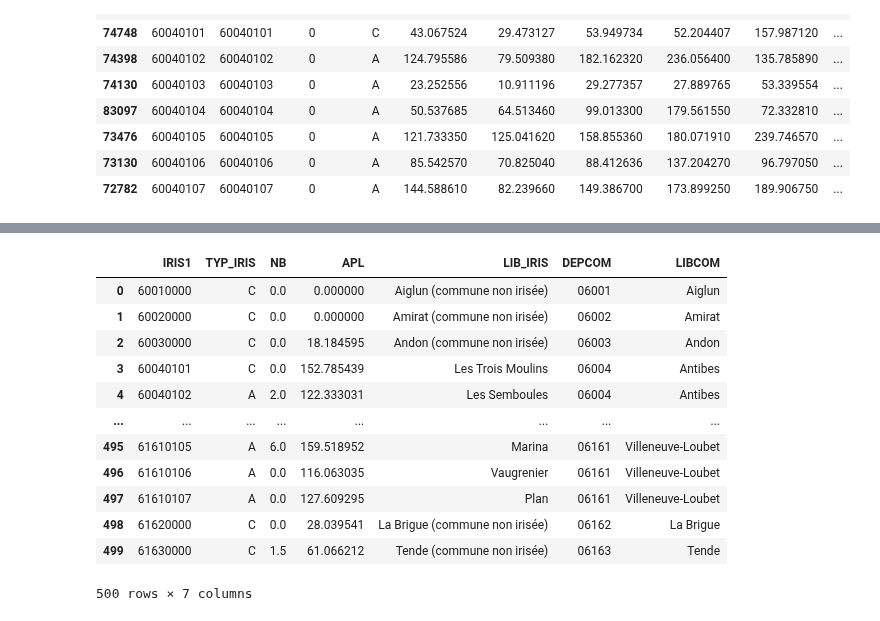
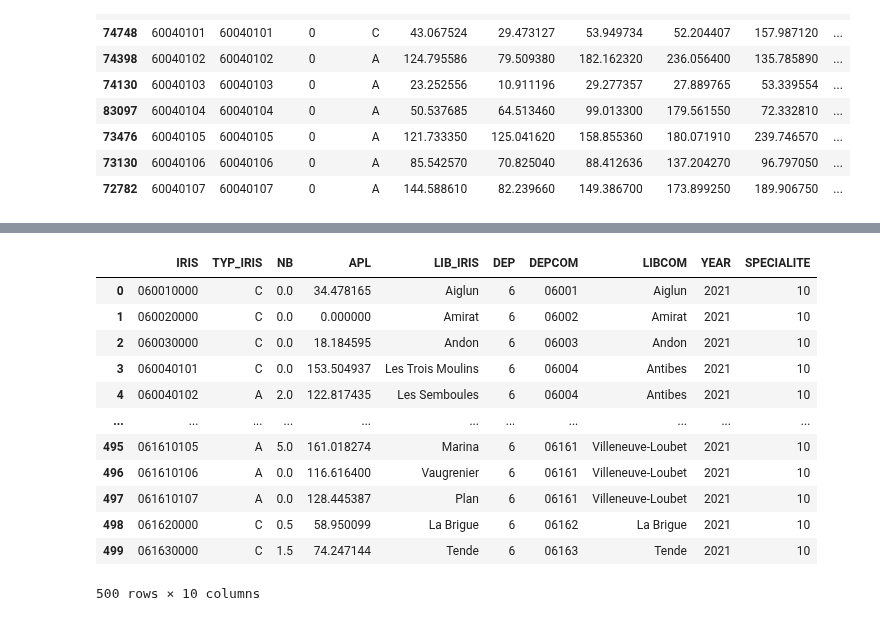
Before and after one commit to cyrilvincent/skema, a Jupyter notebook: apl/apl_gene_2022_no_dta.ipynb, the cells around one changed output, grey strips where cells are left out. Drawn from its saved outputs; the diff is of its cells as text; code cells hidden in the pictures.

```diff
--- a/apl/apl_gene_2022_no_dta.ipynb
+++ b/apl/apl_gene_2022_no_dta.ipynb
@@ -8,6 +9,28 @@ print(config.connection_string)
 3.2.0.Dev
 postgresql://postgres:sa@localhost/icip
 # %%
-gene = pd.read_stata("Etude 06/Gene06.dta")
+specialite=10
+year=21
+sql = f"""
+select ps.id, ps.nom, ps.prenom, ar.dept_id, an.id adresse_norm_id, an.iris::float, an.lon, an.lat from ps
+join tarif t on t.ps_id = ps.id
+join tarif_date_source tds on tds.tarif_id=t.id
+join cabinet c on t.cabinet_id=c.id
+join adresse_raw ar on c.adresse_raw_id=ar.id
+join adresse_norm an on ar.adresse_norm_id=an.id
+join specialite_profession sp on sp.profession_id=t.profession_id
+where sp.specialite_id=10
+and tds.date_source_id >= 2100 and  tds.date_source_id < 2200
+and ar.dept_id=6
+group by ps.id, c.id, ar.id, an.id
+"""
+print(sql)
+gene = pd.read_sql(sql, config.connection_string)
+# 1286
+# 50488 gene en 2023
+# 47058 en 2024
+
+# gene = pd.read_stata("Etude 06/Gene06.dta")
+gene.style.set_table_attributes('style="font-size: 10px;height:10px;"')
 gene #1289
 # %% [output]
@@ -36,7 +70,6 @@ gene["b"].nunique() #1289
 # %%
 gene = gene.sort_values(by='id')
-gene["unique"] = gene.groupby("id")["b"].transform("nunique")
-gene["un"] = gene["unique"]
+gene["un"] = gene.groupby("id")["b"].transform("nunique")
 gene["un"].value_counts(normalize=True) # 85 12 1
 # %% [output]
 un
@@ -116,13 +148,13 @@ and route_min <= {min}) order by "IRIS1", "IRIS2"
 # od = od06sql
 # od06sql
 
-# /!\ à l'absence de zéro le de la jointure
 # od = pd.read_stata("Etude 06/ODFinale.dta")
 # od = od[od["TIME"] <= 30]
 # od #80712
 # od
 
 od = pd.read_csv("od_06_sql.csv")
+od.style.set_table_attributes('style="font-size: 10px;height:10px;"')
 od
 # %% [output]
 |  | IRIS1 | IRIS2 | KM | TIME |
@@ -326,7 +355,7 @@ od.head(10)
 | 8 | 60940000 | 60530000 | 25 | C | 3.0 | 3.0 | 3.0 | 15.0 | 3.0 | ... |
 | 9 | 60990000 | 60530000 | 26 | C | 3.0 | 3.0 | 3.0 | 15.0 | 3.0 | ... |
 # %%
-od = od.sort_values(by=['IRIS1', "IRIS2"])
+od = od.sort_values(by=['IRIS1', "IRIS2"]).copy()
 od["Ap"] = od["WexpGP"] * od["R_dest"]
 od["APL"] = od.groupby("IRIS1")["Ap"].transform("sum")
 od
@@ -415,19 +444,19 @@ where i.code like '06%'
 # %%
 apl_final = apl_final.merge(nom_iris, on="IRIS1", how="left", suffixes=("", "_dest"))
-apl_final = apl_final[["IRIS1", "TYP_IRIS", "NB", "APL", "LIB_IRIS", "DEPCOM", "LIBCOM"]]
+apl_final = apl_final[["IRIS", "TYP_IRIS", "NB", "APL", "LIB_IRIS", "DEP", "DEPCOM", "LIBCOM", "YEAR", "SPECIALITE"]]
 apl_final
 # %% [output]
-|  | IRIS1 | TYP_IRIS | NB | APL | LIB_IRIS | DEPCOM | LIBCOM |
-| 0 | 60010000 | C | 0.0 | 0.000000 | Aiglun (commune non irisée) | 06001 | Aiglun |
-| 1 | 60020000 | C | 0.0 | 0.000000 | Amirat (commune non irisée) | 06002 | Amirat |
-| 2 | 60030000 | C | 0.0 | 18.184595 | Andon (commune non irisée) | 06003 | Andon |
-| 3 | 60040101 | C | 0.0 | 152.785439 | Les Trois Moulins | 06004 | Antibes |
-| 4 | 60040102 | A | 2.0 | 122.333031 | Les Semboules | 06004 | Antibes |
-| ... | ... | ... | ... | ... | ... | ... | ... |
-| 495 | 61610105 | A | 6.0 | 159.518952 | Marina | 06161 | Villeneuve-Loubet |
-| 496 | 61610106 | A | 0.0 | 116.063035 | Vaugrenier | 06161 | Villeneuve-Loubet |
-| 497 | 61610107 | A | 0.0 | 127.609295 | Plan | 06161 | Villeneuve-Loubet |
-| 498 | 61620000 | C | 0.0 | 28.039541 | La Brigue (commune non irisée) | 06162 | La Brigue |
-| 499 | 61630000 | C | 1.5 | 61.066212 | Tende (commune non irisée) | 06163 | Tende |
+|  | IRIS | TYP_IRIS | NB | APL | LIB_IRIS | DEP | DEPCOM | LIBCOM | YEAR | SPECIALITE |
+| 0 | 060010000 | C | 0.0 | 34.478165 | Aiglun | 6 | 06001 | Aiglun | 2021 | 10 |
+| 1 | 060020000 | C | 0.0 | 0.000000 | Amirat | 6 | 06002 | Amirat | 2021 | 10 |
+| 2 | 060030000 | C | 0.0 | 18.184595 | Andon | 6 | 06003 | Andon | 2021 | 10 |
+| 3 | 060040101 | C | 0.0 | 153.504937 | Les Trois Moulins | 6 | 06004 | Antibes | 2021 | 10 |
+| 4 | 060040102 | A | 2.0 | 122.817435 | Les Semboules | 6 | 06004 | Antibes | 2021 | 10 |
+| ... | ... | ... | ... | ... | ... | ... | ... | ... | ... | ... |
+| 495 | 061610105 | A | 5.0 | 161.018274 | Marina | 6 | 06161 | Villeneuve-Loubet | 2021 | 10 |
+| 496 | 061610106 | A | 0.0 | 116.616400 | Vaugrenier | 6 | 06161 | Villeneuve-Loubet | 2021 | 10 |
+| 497 | 061610107 | A | 0.0 | 128.445387 | Plan | 6 | 06161 | Villeneuve-Loubet | 2021 | 10 |
+| 498 | 061620000 | C | 0.5 | 58.950099 | La Brigue | 6 | 06162 | La Brigue | 2021 | 10 |
+| 499 | 061630000 | C | 1.5 | 74.247144 | Tende | 6 | 06163 | Tende | 2021 | 10 |
-500 rows × 7 columns
+500 rows × 10 columns
 # %%
```
Also changed, not shown: parts of 18 cells of this notebook, 26 other files.
